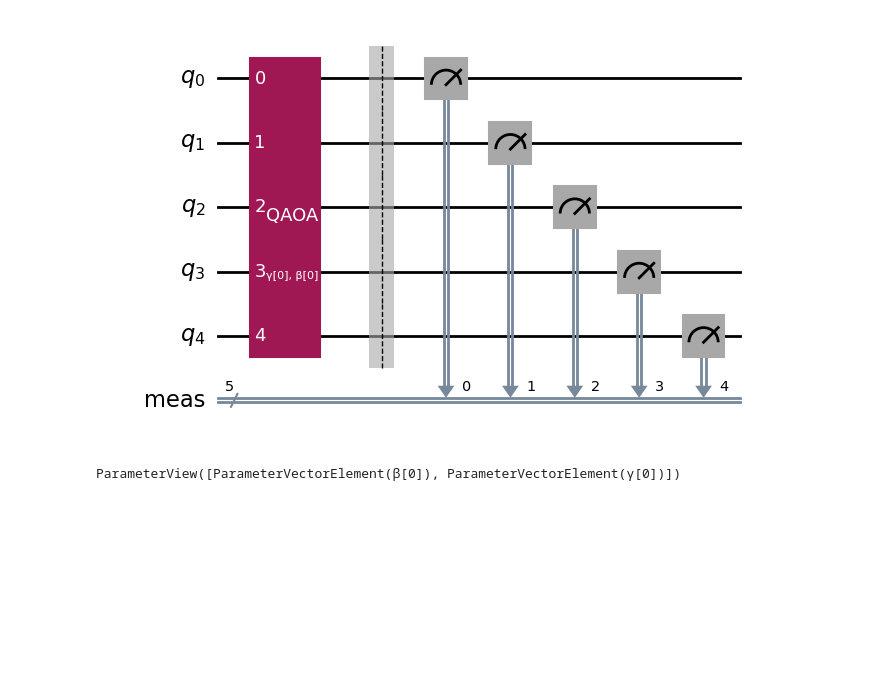
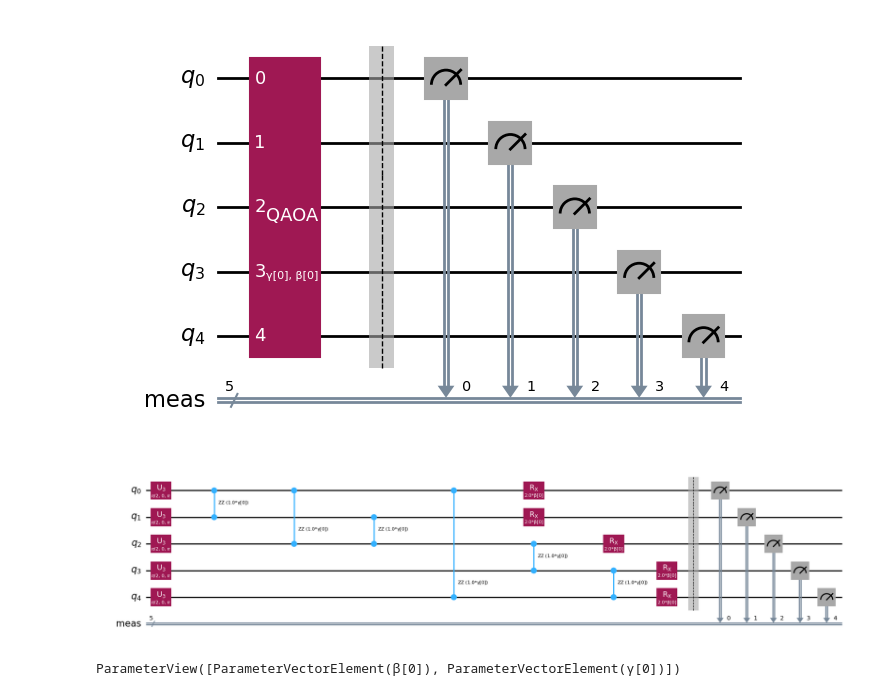
Before and after one commit to t-imamichi/qopt-best-practices, a Jupyter notebook: demos/qiskit_patterns/20240524_UTokyo.ipynb, the cells around one changed output. Cells and saved outputs as stored; diff of their text form; code cells hidden in the pictures; blank space fills up the shorter version.

```diff
--- a/demos/qiskit_patterns/20240524_UTokyo.ipynb
+++ b/demos/qiskit_patterns/20240524_UTokyo.ipynb
@@ -263,6 +348,10 @@ circuit = map_ising_to_circuit(cost_hamiltonian, num_layers=1)
 circuit.draw("mpl")
 # %% [output]
 [figure]
+# %%
+circuit.decompose(reps=3).draw("mpl", fold=-1)
+# %% [output]
+[figure, added]
 # %%
 circuit.parameters
 # %% [output]
```
Also changed, not shown: parts of 13 cells of this notebook.
